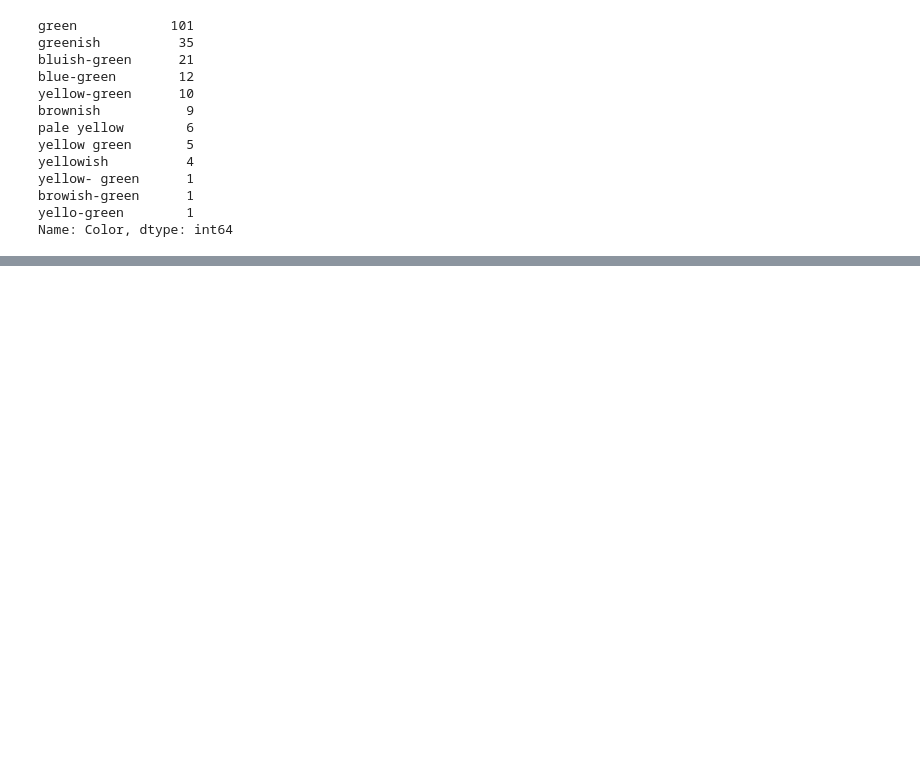
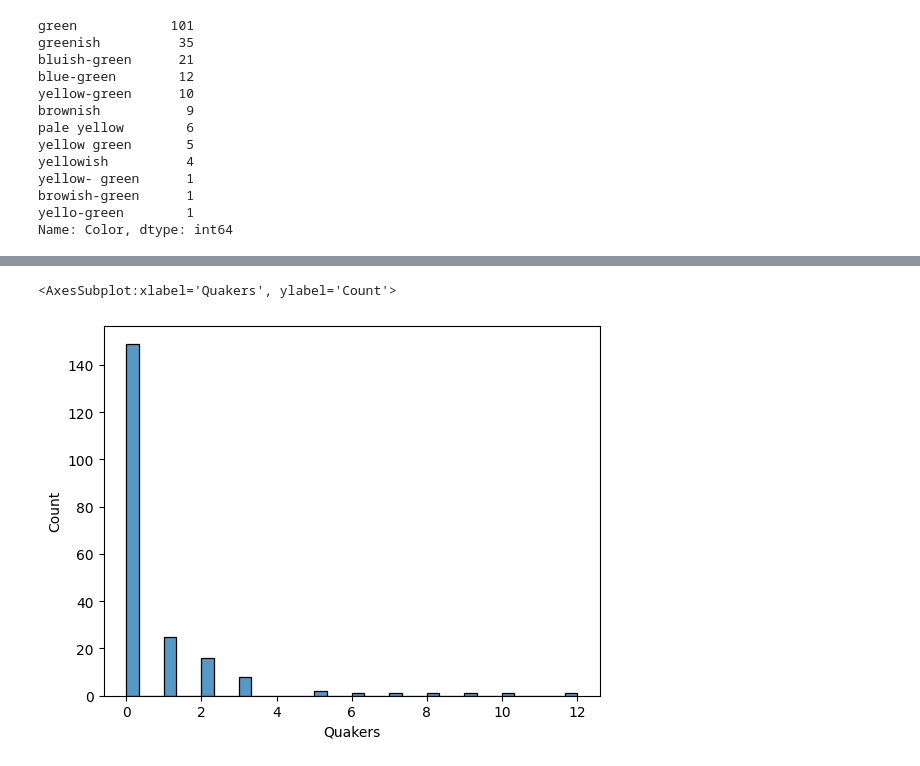
Before and after one commit to guipyson/CMP263_UFRGS, a Jupyter notebook: eda.ipynb, the cells around one changed output, grey strips where cells are left out. Saved outputs shown, nothing was run; the diff lists cells and outputs as text; code cells hidden in the pictures; blank space fills up the shorter version.

```diff
--- a/eda.ipynb
+++ b/eda.ipynb
@@ -277,0 +372,5 @@ Name: Color, dtype: int64
+# %%
+sns.histplot(df, x="Quakers")
+# %% [output]
+<AxesSubplot:xlabel='Quakers', ylabel='Count'>
+[figure, added]
```
Also changed, not shown: parts of 10 cells of this notebook.
